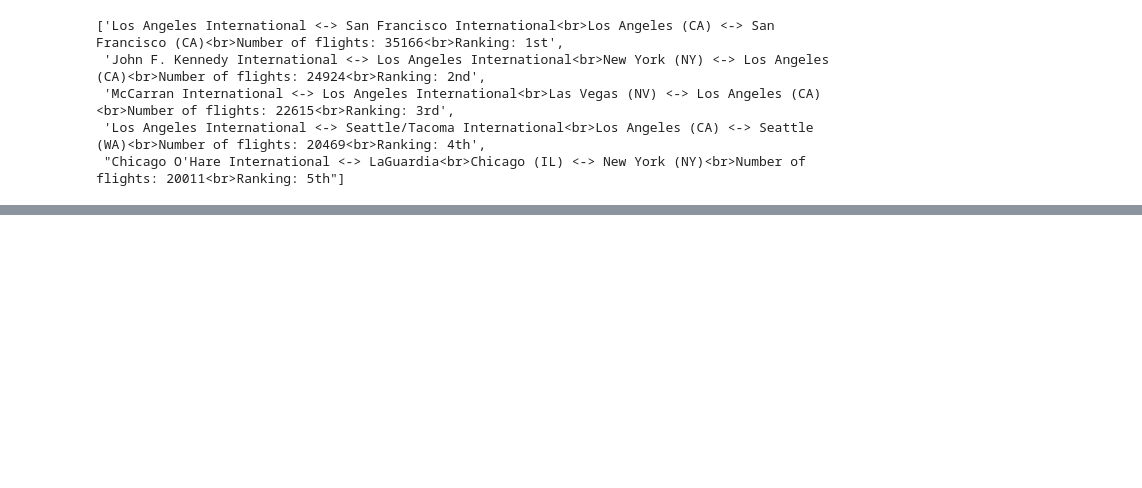
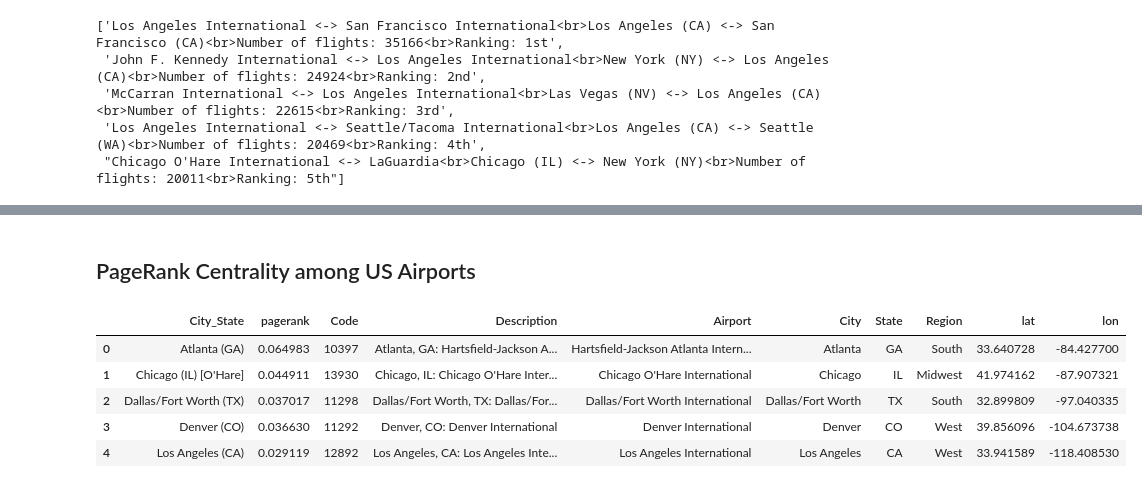
Before and after one commit to wtak23/airtraffic, a Jupyter notebook: final_scripts/network_analysis.ipynb, the cells around one changed output, grey strips where cells are left out. Saved outputs shown, nothing was run; the diff lists cells and outputs as text; code cells hidden in the pictures; blank space fills up the shorter version.

```diff
--- a/final_scripts/network_analysis.ipynb
+++ b/final_scripts/network_analysis.ipynb
@@ -411,0 +652,15 @@ nx.DiGraph
+# %% [markdown]
+## PageRank Centrality among US Airports
+# %%
+measure = 'pagerank'
+
+df = df_network[measure].reset_index().rename(columns={'index':'City_State'})
+df = df.merge(df_lookup,on='City_State').sort_values(by=measure,ascending=False).reset_index(drop=True)
+df.head()
+# %% [output]
+|  | City_State | pagerank | Code | Description | Airport | City | State | Region | lat | lon |
+| 0 | Atlanta (GA) | 0.064983 | 10397 | Atlanta, GA: Hartsfield-Jackson A... | Hartsfield-Jackson Atlanta Intern... | Atlanta | GA | South | 33.640728 | -84.427700 |
+| 1 | Chicago (IL) [O'Hare] | 0.044911 | 13930 | Chicago, IL: Chicago O'Hare Inter... | Chicago O'Hare International | Chicago | IL | Midwest | 41.974162 | -87.907321 |
+| 2 | Dallas/Fort Worth (TX) | 0.037017 | 11298 | Dallas/Fort Worth, TX: Dallas/For... | Dallas/Fort Worth International | Dallas/Fort Worth | TX | South | 32.899809 | -97.040335 |
+| 3 | Denver (CO) | 0.036630 | 11292 | Denver, CO: Denver International | Denver International | Denver | CO | West | 39.856096 | -104.673738 |
+| 4 | Los Angeles (CA) | 0.029119 | 12892 | Los Angeles, CA: Los Angeles Inte... | Los Angeles International | Los Angeles | CA | West | 33.941589 | -118.408530 |
```
Also changed, not shown: parts of 32 cells of this notebook, 2 other files.
